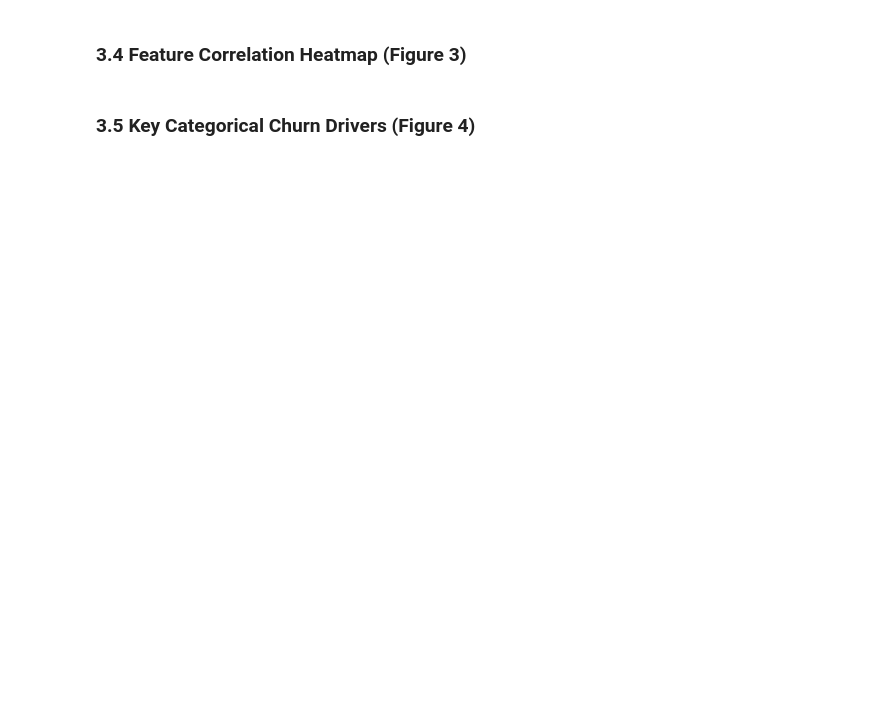
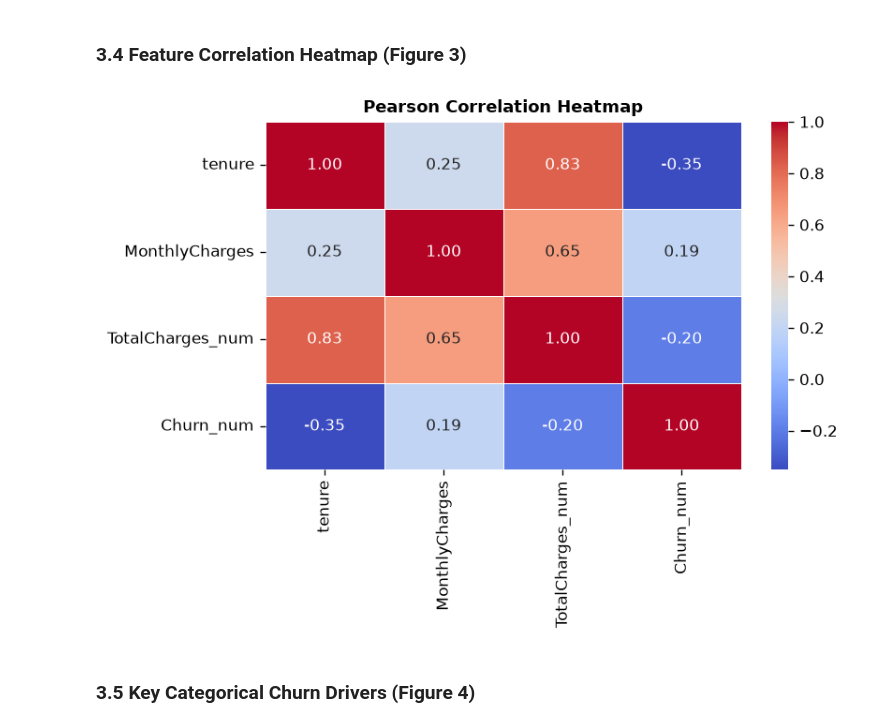
Before and after one commit to Winny04/Group13_6001CMD, a Jupyter notebook: notebooks/member1_boon.ipynb, the cells around one changed output. Drawn from its saved outputs; the diff is of its cells as text; code cells hidden in the pictures; blank space fills up the shorter version.

```diff
--- a/notebooks/member1_boon.ipynb
+++ b/notebooks/member1_boon.ipynb
@@ -98,14 +144,14 @@ plt.show()
 # %% [markdown]
 ### 3.4 Feature Correlation Heatmap (Figure 3)
 # %%
-corr = X_train.corr()
-
-plt.figure(figsize=(12, 10), dpi=120)
-mask = np.triu(np.ones_like(corr, dtype=bool))
-sns.heatmap(corr, mask=mask, cmap='coolwarm', vmin=-1, vmax=1, center=0, annot=False, square=True, linewidths=0.5)
-plt.title("Correlation Matrix (Processed Features)", fontsize=12, fontweight='bold', pad=12)
+plt.figure(figsize=(7, 5), dpi=120)
+corr = df_raw[['tenure', 'MonthlyCharges', 'TotalCharges_num', 'Churn_num']].corr()
+sns.heatmap(corr, annot=True, cmap='coolwarm', fmt='.2f', linewidths=0.5, cbar=True)
+plt.title('Pearson Correlation Heatmap', fontsize=11, fontweight='bold')
 plt.tight_layout()
 plt.show()
+# %% [output]
+[figure, added]
 # %% [markdown]
 ### 3.5 Key Categorical Churn Drivers (Figure 4)
 # %%
```
Also changed, not shown: parts of 9 cells of this notebook.
